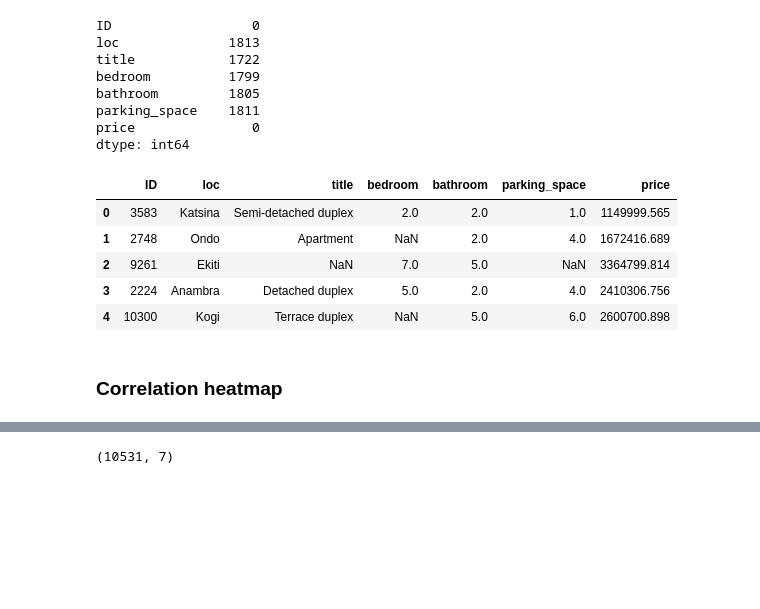
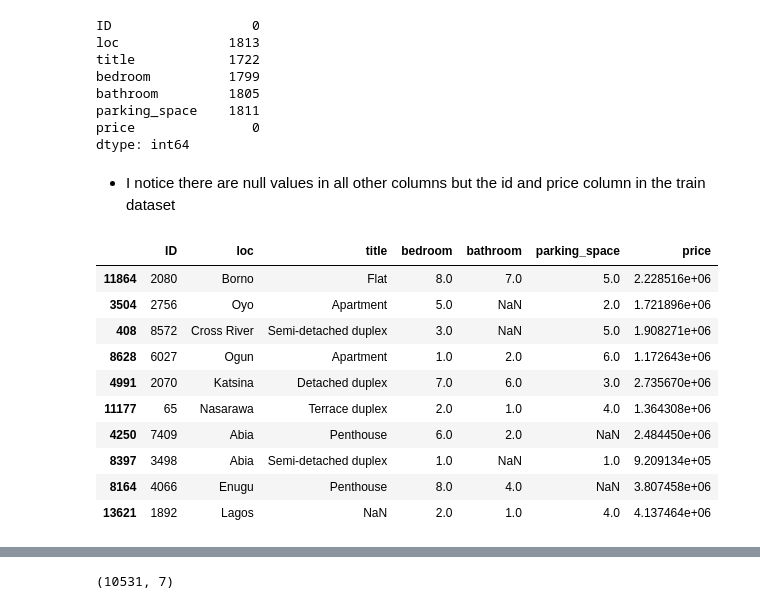
Before and after one commit to Tito-A/DSNBootcampChallenge, a Jupyter notebook: DSN_MLTask.ipynb, the cells around one changed output, grey strips where cells are left out. Saved outputs shown, nothing was run; the diff lists cells and outputs as text; code cells hidden in the pictures; blank space fills up the shorter version.

```diff
--- a/DSN_MLTask.ipynb
+++ b/DSN_MLTask.ipynb
@@ -58,12 +65,20 @@ bathroom         1805
 parking_space    1811
 price               0
 dtype: int64
+# %% [markdown]
+- I notice there are null values in all other columns but the id and price column in the train dataset
 # %%
-train_df.head()
+# viewing more columns to see how the null values occur
+train_df.sample(10)
 # %% [output]
 |  | ID | loc | title | bedroom | bathroom | parking_space | price |
-| 0 | 3583 | Katsina | Semi-detached duplex | 2.0 | 2.0 | 1.0 | 1149999.565 |
-| 1 | 2748 | Ondo | Apartment | NaN | 2.0 | 4.0 | 1672416.689 |
-| 2 | 9261 | Ekiti | NaN | 7.0 | 5.0 | NaN | 3364799.814 |
-| 3 | 2224 | Anambra | Detached duplex | 5.0 | 2.0 | 4.0 | 2410306.756 |
-| 4 | 10300 | Kogi | Terrace duplex | NaN | 5.0 | 6.0 | 2600700.898 |
+| 11864 | 2080 | Borno | Flat | 8.0 | 7.0 | 5.0 | 2.228516e+06 |
+| 3504 | 2756 | Oyo | Apartment | 5.0 | NaN | 2.0 | 1.721896e+06 |
+| 408 | 8572 | Cross River | Semi-detached duplex | 3.0 | NaN | 5.0 | 1.908271e+06 |
+| 8628 | 6027 | Ogun | Apartment | 1.0 | 2.0 | 6.0 | 1.172643e+06 |
+| 4991 | 2070 | Katsina | Detached duplex | 7.0 | 6.0 | 3.0 | 2.735670e+06 |
+| 11177 | 65 | Nasarawa | Terrace duplex | 2.0 | 1.0 | 4.0 | 1.364308e+06 |
+| 4250 | 7409 | Abia | Penthouse | 6.0 | 2.0 | NaN | 2.484450e+06 |
+| 8397 | 3498 | Abia | Semi-detached duplex | 1.0 | NaN | 1.0 | 9.209134e+05 |
+| 8164 | 4066 | Enugu | Penthouse | 8.0 | 4.0 | NaN | 3.807458e+06 |
+| 13621 | 1892 | Lagos | NaN | 2.0 | 1.0 | 4.0 | 4.137464e+06 |
@@ -72,2 +84,0 @@ train_df.head()
-# %% [markdown]
-### Correlation heatmap
```
Also changed, not shown: parts of 76 cells of this notebook.
